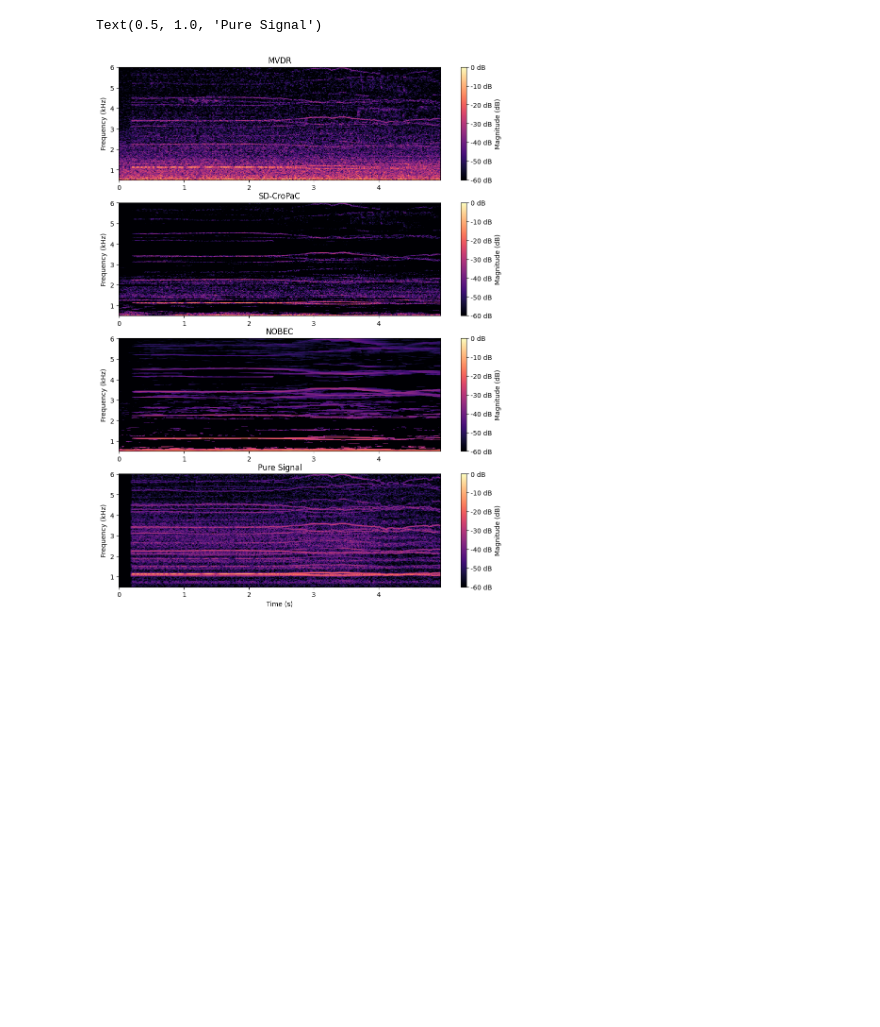
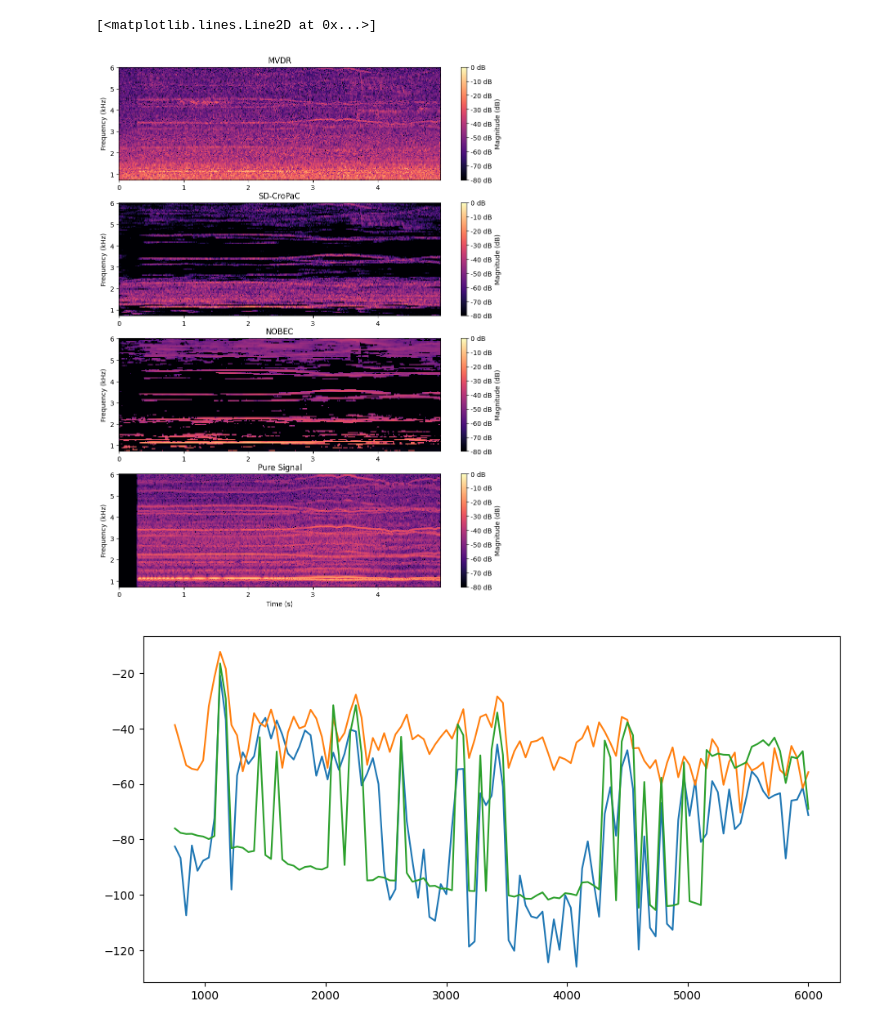
Before and after one commit to UnilK/dippa, a Jupyter notebook: experiments/algorithm_test.ipynb, the cells around one changed output. Saved outputs shown, nothing was run; the diff lists cells and outputs as text; code cells hidden in the pictures; blank space fills up the shorter version.

```diff
--- a/experiments/algorithm_test.ipynb
+++ b/experiments/algorithm_test.ipynb
@@ -18,27 +18,29 @@ fig_width = 11
 duration = 5
 sr = 48000
 c = 344
-fmin = 500
+fmin = 750
 fmax = 6000
 
 sensor_array = array_circle8()
 noise = prepare_audio("../samples/meas1_ambience.wav", duration, sr, False)
-noise *= sensor_array.calibration[:,None]
+# noise = pink_diffuse_noise(duration * sr, sensor_array.positions, sr)
+noise = normalize_channels(noise)
 
-target_position = np.array([70, 0, 10])
+target_position = np.array([100, 0, 10])
 scene = scene_stationary(duration, sr, target_position)
 #target_sound = prepare_drone_audio(scene, sensor_array, "../samples/mavic4_steady.wav", duration, sr, db2lin(65-60))
-#target_sound = prepare_drone_audio(scene, sensor_array, "../samples/mini3_steady.wav", duration, sr, db2lin(58-60))
+#target_sound = prepare_drone_audio(scene, sensor_array, "../samples/mini3_flight.wav", duration, sr, db2lin(58-60))
 target_sound = prepare_drone_audio(scene, sensor_array, "../samples/neo_flight.wav", duration, sr, db2lin(68-60))
 
 audio = noise + target_sound
 
-N = 2**11
-step = N//4
-window = np.hanning(N)
+N = 2**10
+step = N//2
+window = np.hanning(N)**0.5
 VN, f, validf = valid_frequency_bins(fmin, fmax, N, sr)
 SN, tidx, snaps = stft(audio, window, step, validf)
 _, _, target_snaps = stft(target_sound, window, step, validf)
+_, _, noise_snaps = stft(noise, window, step, validf)
 k = 2 * np.pi * f / c
 
 target_udir = target_position / np.linalg.norm(target_position)
@@ -70,12 +72,16 @@ params = PSDEParams(
     target_udir, k,
     target_steer,
     compute_covariance_matrices(snaps[0]))
+
+threshold = -120
+LNR = 0
+
 das_estimator = DAS_PSDE(params)
 ch0_estimator = CH0_PSDE(params)
-mvdr_estimator = MVDR_PSDE(params, db2lin(0))
-cropac_estimator = CroPaC_Gain(params)
-dobec_estimator = DOBEC_PSDE(params, db2lin(-12))
-nobec_estimator = NOBEC_PSDE(params, db2lin(0), 0)
+mvdr_estimator = MVDR_PSDE(db2lin(LNR), params)
+cropac_estimator = CroPaC_Gain(db2lin(threshold/2), params)
+dobec_estimator = DOBEC_PSDE(db2lin(threshold), params)
+nobec_estimator = NOBEC_PSDE(db2lin(LNR), db2lin(threshold), params, order=2)
 
 Sx = np.array([compute_covariance_matrices(snap) for snap in snaps])
 Sx = fb_average(Sx, sensor_array.positions)
@@ -83,36 +89,43 @@ smooth_Sx = time_average(Sx, smoothing_alpha(sr*0.1, step, 0.5))
 
 ch0_psd = np.array([ch0_estimator.estimate_psd(s) for s in Sx])
 das_psd = np.array([das_estimator.estimate_psd(s) for s in Sx])
 mvdr_psd = np.array([mvdr_estimator.update_and_estimate(params, s) for s in Sx])
 cropac_gain = np.array([cropac_estimator.estimate_psd(s) for s in smooth_Sx])
 dobec_psd = np.array([dobec_estimator.estimate_psd(s) for s in smooth_Sx])
 nobec_psd = np.array([nobec_estimator.update_and_estimate(params, s) for s in smooth_Sx])
 
 noise_level = np.max(pow2db(ch0_psd))
 
 cropac_gain = time_average(cropac_gain, smoothing_alpha(sr*0.025, step, 0.5))
 cropac_psd = mvdr_psd * (cropac_gain**2)
 
 St = np.array([compute_covariance_matrices(snap) for snap in target_snaps])
 target_psd = np.array([das_estimator.estimate_psd(s) for s in St])
 
 psa = psd_to_sound(nobec_psd, das_snaps, window, tidx, validf)
 display(Audio(psa, rate=sr))
 
 fig = plt.figure(figsize=(fig_width, fig_width*1.3))
 ax3 = fig.add_subplot(411)
 ax5 = fig.add_subplot(412)
 ax6 = fig.add_subplot(413)
 ax8 = fig.add_subplot(414)
-plot_spectrogram(ax3, f, tidx/sr, pow2db(mvdr_psd).T - noise_level, vmin=-60, vmax=0, x_label=False)
-plot_spectrogram(ax5, f, tidx/sr, pow2db(cropac_psd).T - noise_level, vmin=-60, vmax=0, x_label=False)
-plot_spectrogram(ax6, f, tidx/sr, pow2db(nobec_psd).T - noise_level, vmin=-60, vmax=0, x_label=False)
-plot_spectrogram(ax8, f, tidx/sr, pow2db(target_psd).T - noise_level, vmin=-60, vmax=0,)
+plot_spectrogram(ax3, f, tidx/sr, pow2db(mvdr_psd).T - noise_level, vmin=-80, vmax=0, x_label=False)
+plot_spectrogram(ax5, f, tidx/sr, pow2db(cropac_psd).T - noise_level, vmin=-80, vmax=0, x_label=False)
+plot_spectrogram(ax6, f, tidx/sr, pow2db(nobec_psd).T - noise_level, vmin=-80, vmax=0, x_label=False)
+plot_spectrogram(ax8, f, tidx/sr, pow2db(target_psd).T - noise_level, vmin=-80, vmax=0,)
 ax3.set_title("MVDR")
 ax5.set_title("SD-CroPaC")
 ax6.set_title("NOBEC")
 ax8.set_title("Pure Signal")
+
+fig = plt.figure(figsize=(fig_width, fig_width*0.5))
+ax = fig.add_subplot(111)
+ax.plot(f, (pow2db(cropac_psd) - noise_level)[SN//2])
+ax.plot(f, (pow2db(target_psd) - noise_level)[SN//2])
+ax.plot(f, (pow2db(nobec_psd) - noise_level)[SN//2])
 # %% [output]
 [interactive output not drawn]
-Text(0.5, 1.0, 'Pure Signal')
+[<matplotlib.lines.Line2D at 0x...>]
-[figure, old version]
+[figure, new version]
+[figure, added]
```
Also changed, not shown: parts of 1 cell of this notebook, 8 other files.
